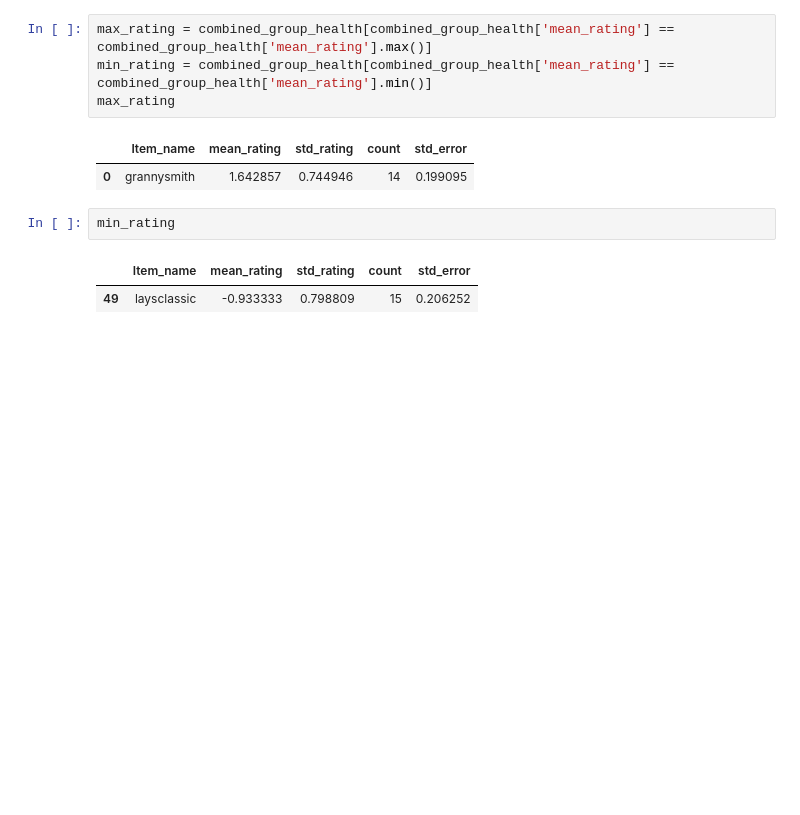
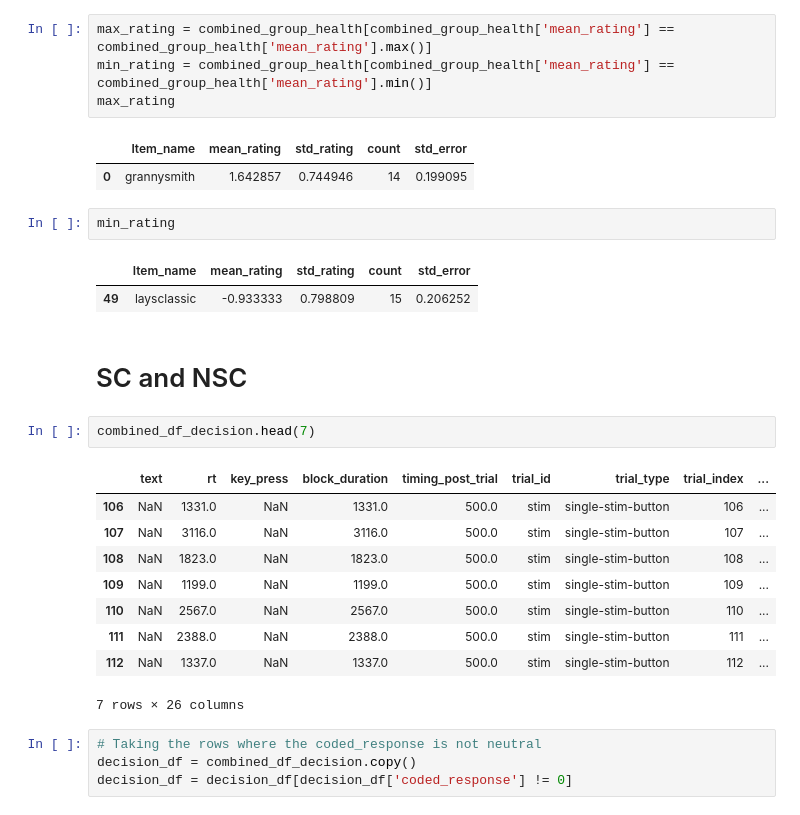
Before and after one commit to rae-1/CG504_Project, a Jupyter notebook: analysis.ipynb, the cells around one changed output. Cells and saved outputs as stored; diff of their text form; blank space fills up the shorter version.

```diff
--- a/analysis.ipynb
+++ b/analysis.ipynb
@@ -220,3 +220,21 @@ min_rating
 # %% [output]
 |  | Item_name | mean_rating | std_rating | count | std_error |
 | 49 | laysclassic | -0.933333 | 0.798809 | 15 | 0.206252 |
+# %% [markdown]
+# SC and NSC
+# %%
+combined_df_decision.head(7)
+# %% [output]
+|  | text | rt | key_press | block_duration | timing_post_trial | trial_id | trial_type | trial_index | ... |
+| 106 | NaN | 1331.0 | NaN | 1331.0 | 500.0 | stim | single-stim-button | 106 | ... |
+| 107 | NaN | 3116.0 | NaN | 3116.0 | 500.0 | stim | single-stim-button | 107 | ... |
+| 108 | NaN | 1823.0 | NaN | 1823.0 | 500.0 | stim | single-stim-button | 108 | ... |
+| 109 | NaN | 1199.0 | NaN | 1199.0 | 500.0 | stim | single-stim-button | 109 | ... |
+| 110 | NaN | 2567.0 | NaN | 2567.0 | 500.0 | stim | single-stim-button | 110 | ... |
+| 111 | NaN | 2388.0 | NaN | 2388.0 | 500.0 | stim | single-stim-button | 111 | ... |
+| 112 | NaN | 1337.0 | NaN | 1337.0 | 500.0 | stim | single-stim-button | 112 | ... |
+7 rows × 26 columns
+# %%
+# Taking the rows where the coded_response is not neutral
+decision_df = combined_df_decision.copy()
+decision_df = decision_df[decision_df['coded_response'] != 0]
```
Also changed, not shown: parts of 14 cells of this notebook.
